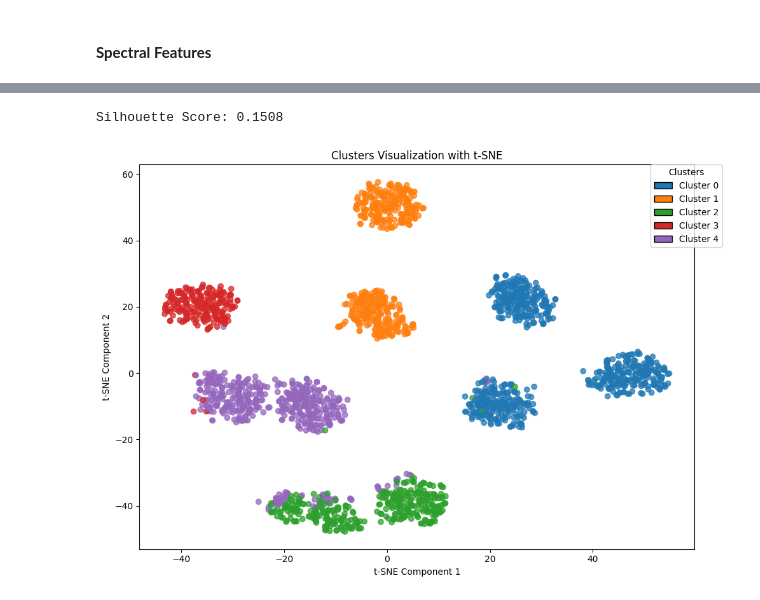
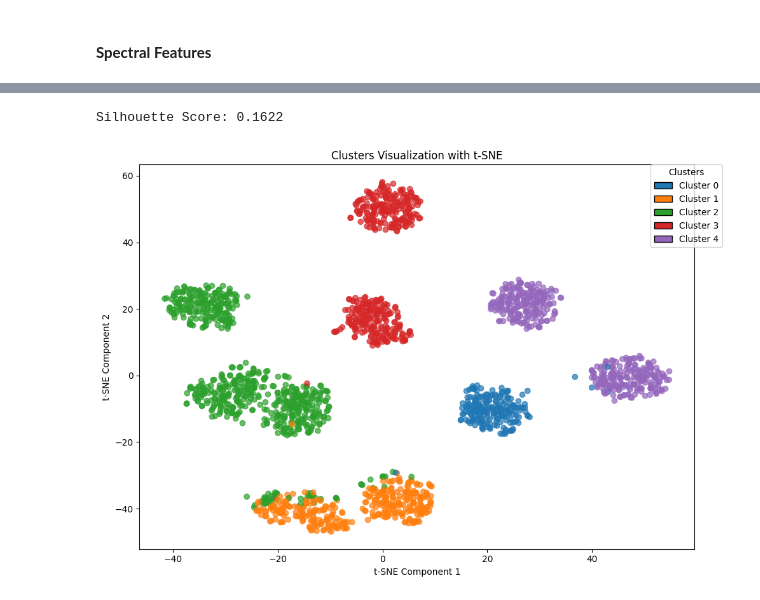
Before and after one commit to brunomfernandes45/emotion-detection, a Jupyter notebook: notebook.ipynb, the cells around one changed output, grey strips where cells are left out. Saved outputs shown, nothing was run; the diff lists cells and outputs as text; code cells hidden in the pictures.

Commit message:
Extracted one more feature and organized the code

```diff
--- a/notebook.ipynb
+++ b/notebook.ipynb
@@ -89,3 +74,7 @@ original_df.head()
 | 2 | YAF_raise_disgust.wav | disgust | [6.1035156e-05, 0.0, 6.1035156e-0... | 24414 |
 | 3 | YAF_ditch_disgust.wav | disgust | [0.00021362305, 0.00045776367, 0.... | 24414 |
 | 4 | YAF_door_disgust.wav | disgust | [-0.00024414062, -0.00039672852, ... | 24414 |
+# %%
+# define number of unique emotions
+n_emotions = original_df["emotion"].nunique()
+n_emotions
@@ -792,6 +783,10 @@ def extract_energy(audio_data):
     energy_mean = np.mean(rms)
     energy_std = np.std(rms)
     return np.array([energy_mean, energy_std])
+
+def extract_tempo(audio_data, sr):
+    tempo, _ = librosa.beat.beat_track(y=audio_data, sr=sr)
+    return np.array([tempo])
 # %% [markdown]
 #### **Spectral Features**
 # %%
@@ -842,6 +837,10 @@ def extract_features_combined(y, sr):
     energy = extract_energy(y)
     features["energy_mean"] = energy[0]
     features["energy_std"] = energy[1]
+
+    # Extract Tempo
+    tempo = extract_tempo(y, sr)
+    features["tempo"] = tempo[0]
 
     # Spectral Features
     # Extract and aggregate MFCCs
@@ -1025,8 +1048,7 @@ scaler = StandardScaler()
 data_scaled = scaler.fit_transform(data)
 
 # Apply KMeans clustering algorithm
-n_clusters = original_df["emotion"].nunique()
-kmeans = KMeans(n_clusters=n_clusters, random_state=99)
+kmeans = KMeans(n_clusters=n_emotions, random_state=99)
 kmeans.fit(data_scaled)
 
 # Get the cluster labels
@@ -1040,37 +1062,37 @@ print(f"Silhouette Score: {silhouette_avg:.4f}")
 tsne = TSNE(n_components=2, random_state=99)
 data_tsne = tsne.fit_transform(data_scaled)
 
-cmap = ListedColormap(plt.get_cmap("tab10").colors[:n_clusters])
+cmap = ListedColormap(plt.get_cmap("tab10").colors[:n_emotions])
 
 # Create the scatter plot
 plt.figure(figsize=(10, 7))
 scatter = plt.scatter(
     data_tsne[:, 0], data_tsne[:, 1], c=labels, cmap=cmap, marker="o", alpha=0.7
 )
 plt.title("Clusters Visualization with t-SNE")
 plt.xlabel("t-SNE Component 1")
 plt.ylabel("t-SNE Component 2")
 
 # Create custom legend
 # Generate a list of unique cluster labels
 unique_labels = np.unique(labels)
 
 # Create a list of Patch objects for the legend
 legend_elements = [
     Patch(facecolor=cmap(i), edgecolor="k", label=f"Cluster {i}") for i in unique_labels
 ]
 
 # Add the legend to the plot
 plt.legend(
     handles=legend_elements,
     title="Clusters",
     loc="best",
     bbox_to_anchor=(1.05, 1),
     borderaxespad=0.0,
 )
 
 plt.tight_layout()
 plt.show()
 # %% [output]
-Silhouette Score: 0.1508
+Silhouette Score: 0.1622
-[figure, old version]
+[figure, new version]
```
Also changed, not shown: parts of 9 cells of this notebook.
